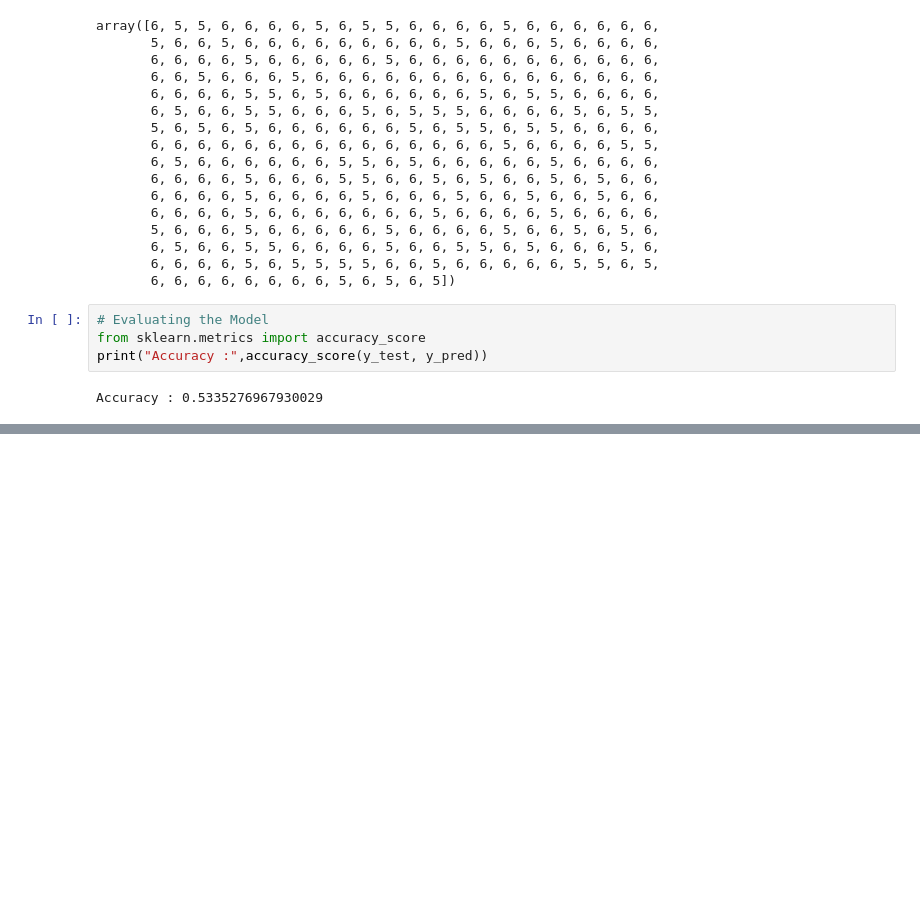
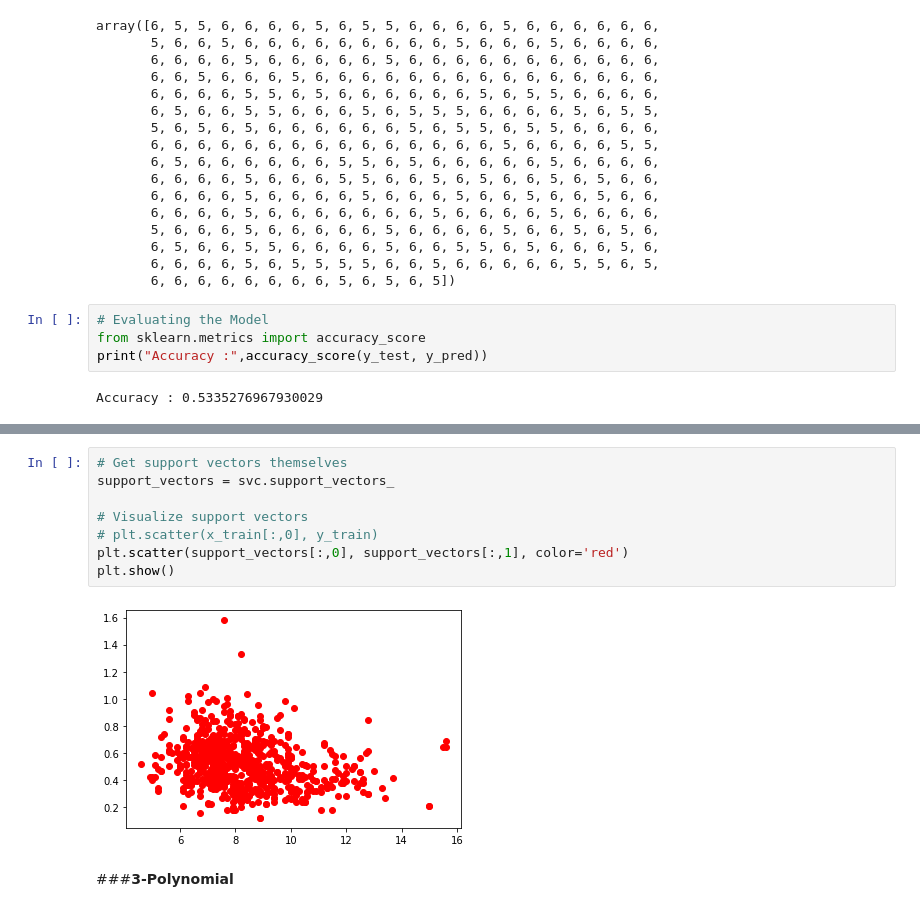
Before and after one commit to kumarpython/Machine-Learning, a Jupyter notebook: ML7-Support Vector Machines.ipynb, the cells around one changed output, grey strips where cells are left out. Drawn from its saved outputs; the diff is of its cells as text; blank space fills up the shorter version.

```diff
--- a/ML7-Support Vector Machines.ipynb
+++ b/ML7-Support Vector Machines.ipynb
@@ -524,0 +476,12 @@ Accuracy : 0.5335276967930029
+# %%
+# Get support vectors themselves
+support_vectors = svc.support_vectors_
+
+# Visualize support vectors
+# plt.scatter(x_train[:,0], y_train)
+plt.scatter(support_vectors[:,0], support_vectors[:,1], color='red')
+plt.show()
+# %% [output]
+[figure, added]
+# %% [markdown]
+###**3-Polynomial**
```
Also changed, not shown: parts of 31 cells of this notebook, 11 other files.
